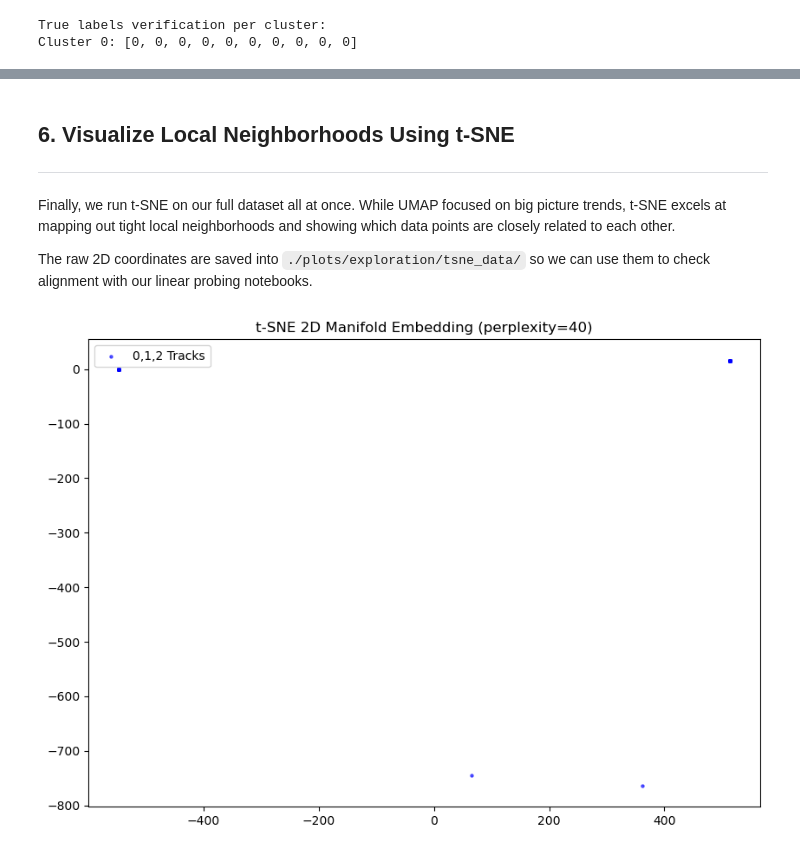
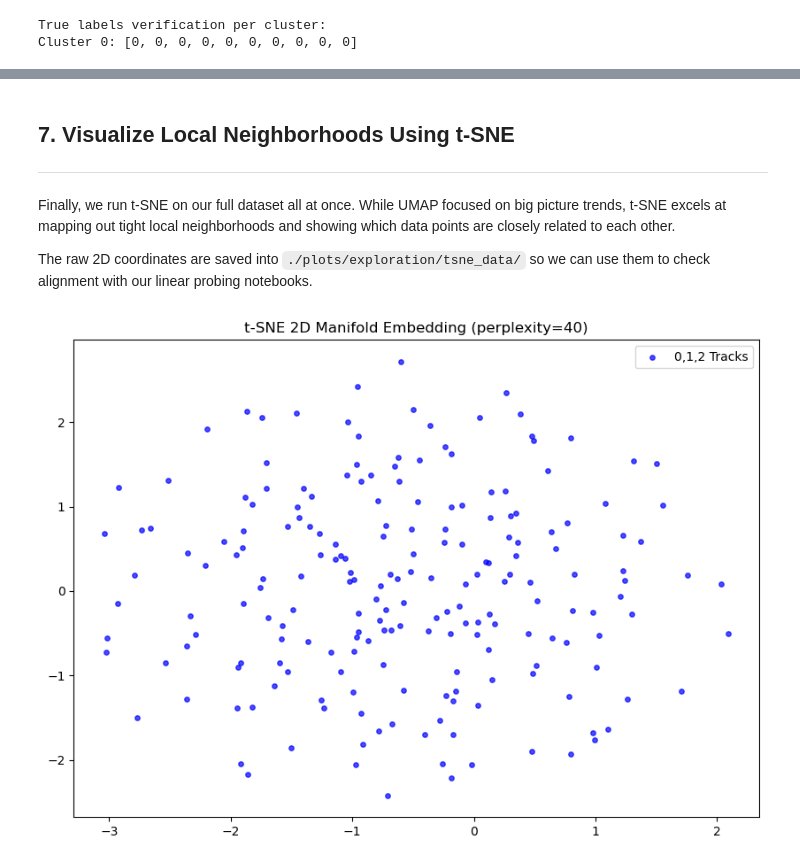
Before and after one commit to alpha-davidson/ATTPCLatent, a Jupyter notebook: latent_layer_processing/global_feature_exploration/global_feature_exploration.ipynb, the cells around one changed output, grey strips where cells are left out. Drawn from its saved outputs; the diff is of its cells as text; code cells hidden in the pictures.

```diff
--- a/latent_layer_processing/global_feature_exploration/global_feature_exploration.ipynb
+++ b/latent_layer_processing/global_feature_exploration/global_feature_exploration.ipynb
@@ -191,44 +183,31 @@ plt.show()
 # %% [markdown]
-## 6. Visualize Local Neighborhoods Using t-SNE
+## 7. Visualize Local Neighborhoods Using t-SNE
 ---
 Finally, we run t-SNE on our full dataset all at once. While UMAP focused on big picture trends, t-SNE excels at mapping out tight local neighborhoods and showing which data points are closely related to each other.
 
 The raw 2D coordinates are saved into `./plots/exploration/tsne_data/` so we can use them to check alignment with our linear probing notebooks.
 # %%
-import os
+os.makedirs('./plots/t-sne/2d_plots', exist_ok=True)
 
-# 1. Force create ALL possible variations of the t-SNE folder tree
-# This creates both the hyphenated and un-hyphenated directories so nothing crashes!
-os.makedirs('./plots/t-sne', exist_ok=True)
-os.makedirs('./plots/exploration/2d_plots', exist_ok=True)
-
-# 2. Establish plotting parameters and a shared axis canvas
 perplexity = 40
 plt_colors = ['blue', 'green', 'red']
 label_names = ["0,1,2 Tracks", "3 Tracks", "4, 5 Tracks"]
 
 fig, ax = plt.subplots(figsize=(10, 7))
 
-# 3. Slice unified features sequentially into the 7 positional slots
-for class_id in range(3):
-    class_mask = (labels == class_id)
-    class_features = features[class_mask]
+tsne_results = t_SNE_clustering(
+    features,
+    2,
+    ax,
+    labels,
+    label_names,
+    plt_colors,
+    perplexity
+)
 
-    if len(class_features) > 0:
-        tsne_results = t_SNE_clustering(
-            class_features,
-            2,
-            ax,
-            plt_colors[class_id],
-            label_names[class_id],
-            0.6,
-            perplexity
-        )
-
-# 4. Finalize visualization and export cleanly
 ax.legend()
 plt.title(f"t-SNE 2D Manifold Embedding (perplexity={perplexity})")
 plt.savefig('./plots/t-sne/tsne_unified_manifold.png', dpi=200)
 plt.show()
 # %% [output]
-[figure, old version]
+[figure, new version]
```
Also changed, not shown: parts of 9 cells of this notebook.
